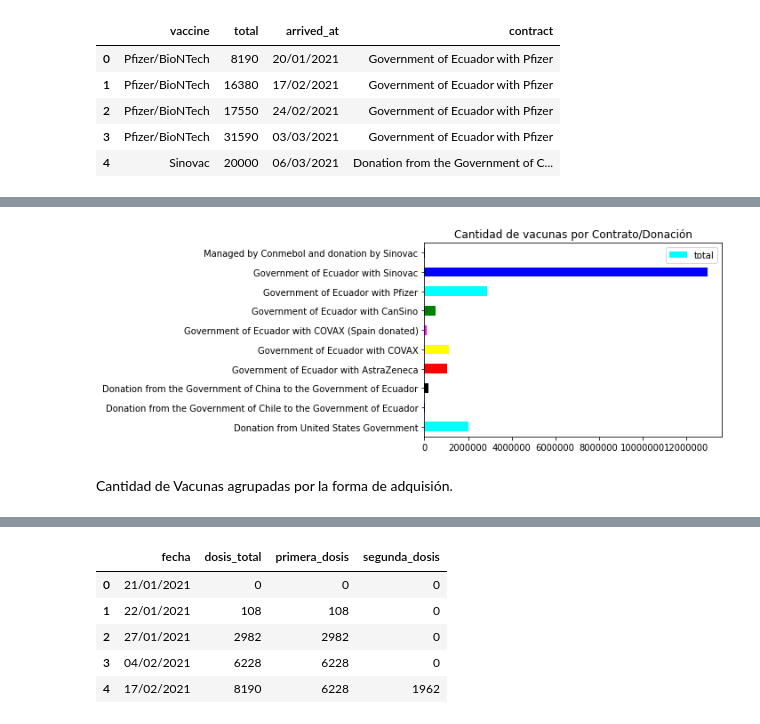
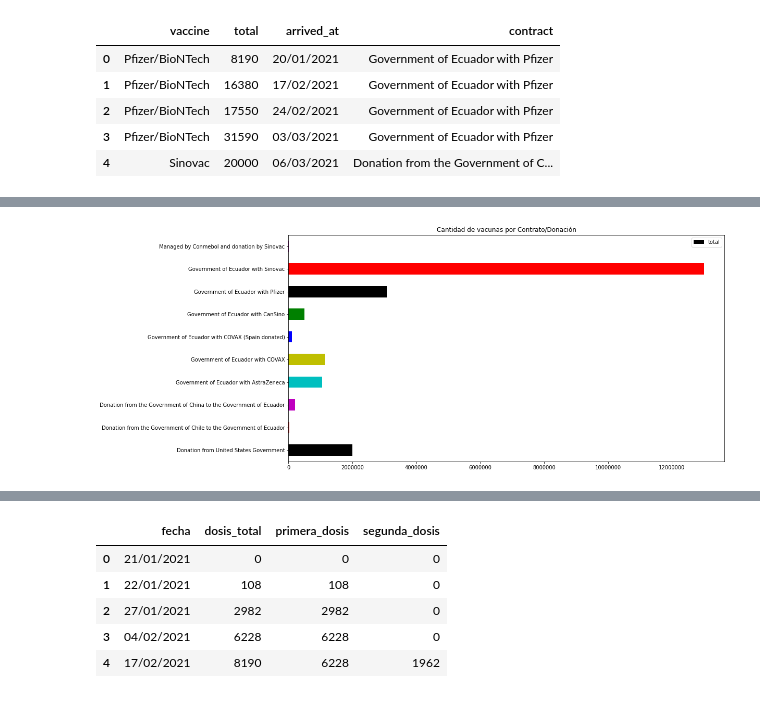
Before and after one commit to gusecuador/tratamientoDatos, a Jupyter notebook: desafio2/PracticasTratamientoDatosGustavo.ipynb, the cells around one changed output, grey strips where cells are left out. Drawn from its saved outputs; the diff is of its cells as text; code cells hidden in the pictures.

```diff
--- a/desafio2/PracticasTratamientoDatosGustavo.ipynb
+++ b/desafio2/PracticasTratamientoDatosGustavo.ipynb
@@ -87,15 +77,16 @@ resumen
 |  | Government of Ecuador with COVAX ... | 101760 |
 | CanSino | Government of Ecuador with CanSino | 500000 |
 # %%
+plt.figure(figsize=(15,8))
 plt.ticklabel_format(style='plain')
-df.groupby('contract')['total'].sum().plot(kind='barh',legend='reverse',color={'yellow','blue','red','green','black','cyan','magenta'})
+
+
+df.groupby('contract')['total'].sum().plot(kind='barh',legend='reverse',color={'y','b','r','g','k','c','m'})
 plt.title('Cantidad de vacunas por Contrato/Donación')
 plt.ylabel('')
 plt.show()
 # %% [output]
-[figure, old version]
+[figure, new version]
-# %% [markdown]
-Cantidad de Vacunas agrupadas por la forma de adquisión.
 # %%
 import plotly.express as px
 
```
Also changed, not shown: parts of 28 cells of this notebook.
